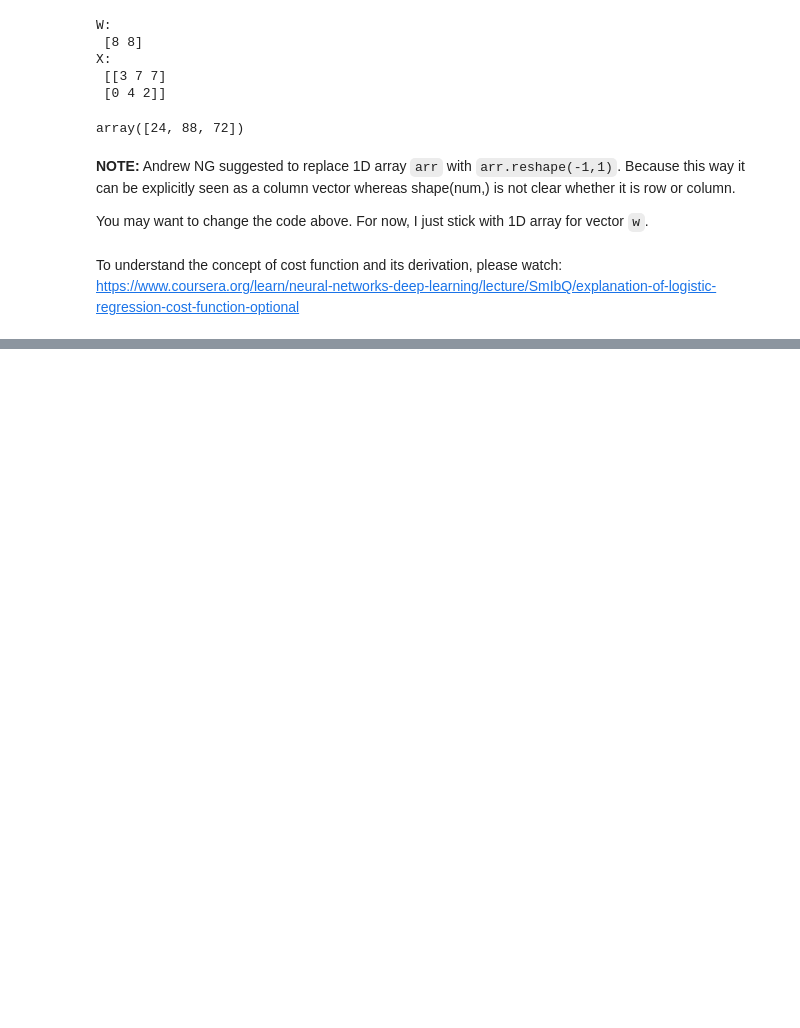
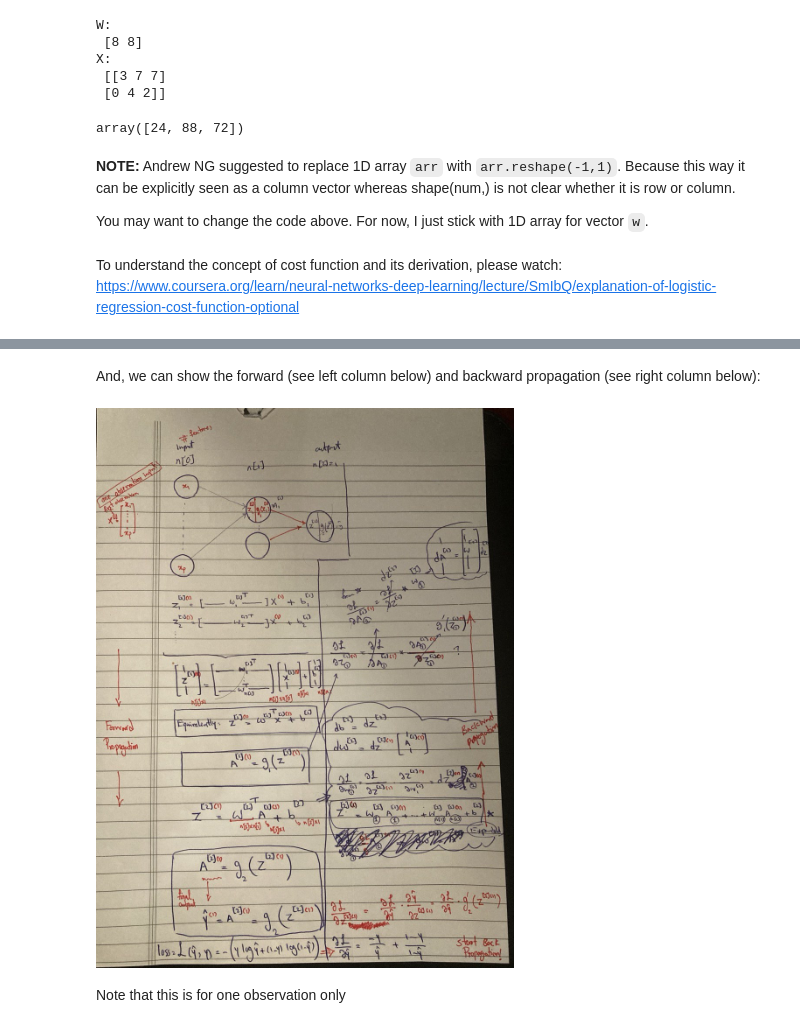
Before and after one commit to NimaSarajpoor/TFDL_Zero2Hero, a Jupyter notebook: TFDL_What_is_NN_03.ipynb, the cells around one changed output, grey strips where cells are left out. Drawn from its saved outputs; the diff is of its cells as text; code cells hidden in the pictures; blank space fills up the shorter version.

Commit message:
Add forward backward propagation

```diff
--- a/TFDL_What_is_NN_03.ipynb
+++ b/TFDL_What_is_NN_03.ipynb
@@ -386,0 +416,8 @@ https://www.coursera.org/learn/neural-networks-deep-learning/lecture/SmIbQ/expla
+# %% [markdown]
+And, we can show the forward (see left column below) and backward propagation (see right column below):
+# %%
+Image(filename = PATH + "forward_and_backward.jpg", width=500, height=800)
+# %% [output]
+[figure, added]
+# %% [markdown]
+Note that this is for one observation only
```
Also changed, not shown: parts of 6 cells of this notebook.
